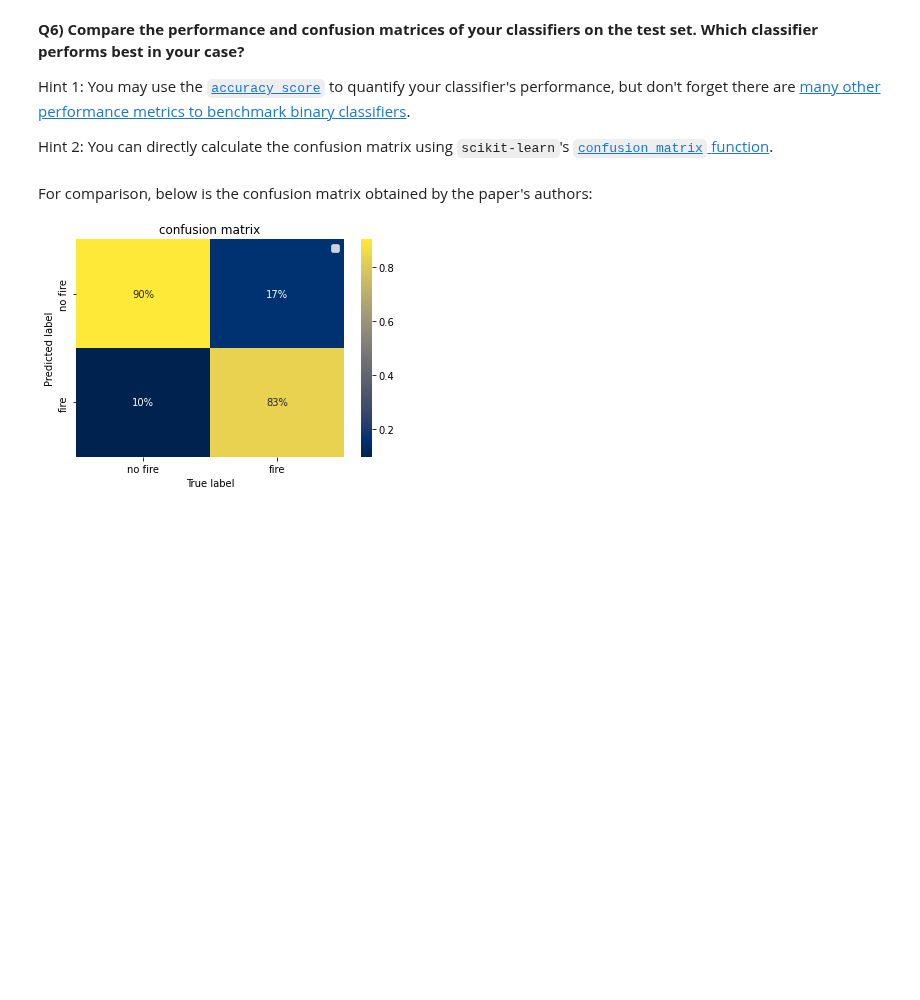
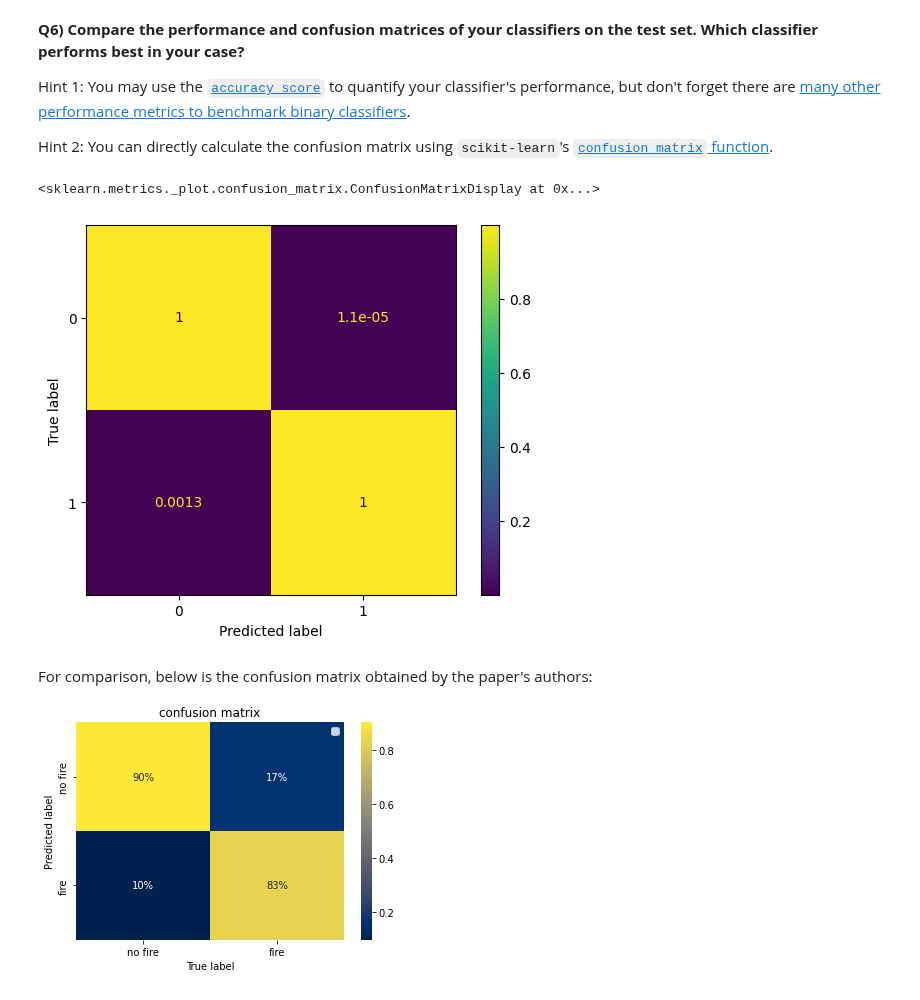
Before and after one commit to Sbindola/2026_MLEES_book, a Jupyter notebook: LABS/part-II/3.5-wildfire-susceptibility-mapping-exercises.ipynb, the cells around one changed output. Cells and saved outputs as stored; diff of their text form; code cells hidden in the pictures; blank space fills up the shorter version.

```diff
--- a/LABS/part-II/3.5-wildfire-susceptibility-mapping-exercises.ipynb
+++ b/LABS/part-II/3.5-wildfire-susceptibility-mapping-exercises.ipynb
@@ -330,7 +359,8 @@ ____,______ = _________________(____________,test_size=______,random_state=42)
 #####################################################################################################################
 # 5. Create training and test sets with indx_train and indx_test
 #####################################################################################################################
-____,____,___,___ = ____________[___________],_______[________],______[________],_______[__________]
+X_train, X_test = inputs_gdf[indx_train], inputs_gdf[indx_test]
+y_train, y_test = outputs[indx_train], outputs[indx_test]
 # %%
 # Check the shape of your training(/validation)/test sets
 # and make sure you kept at least 20% of your dataset for testing
@@ -346,11 +379,11 @@ Hint: You may train a [`RandomForestClassifier`](https://scikit-learn.org/stable
 #####################################################################################################################
 # 1. Import RandomForestClassifier
 #####################################################################################################################
-from sklearn.__________ import RandomForestClassifier
+from sklearn.ensemble import RandomForestClassifier
 #####################################################################################################################
 # 2. Convert X_train and X_test into pandas DataFrame
 #####################################################################################################################
-X_train = ____________(_______)
-X_test = _____________(_______)
+X_train = pd.DataFrame(X_train)
+X_test = pd.DataFrame(X_test)
 # %%
 X_train
@@ -358,5 +405,5 @@ X_train
 #####################################################################################################################
 # 3. Initiate RF classifier and fit it on training set
 #####################################################################################################################
-rfc = _____________
-rfc.___(_____,_____)
+rfc = RandomForestClassifier()
+rfc.fit(X_test,y_test)
@@ -379,7 +424,7 @@ from sklearn.____ import _____________, ___________________
 #####################################################################################################################
 # 2. Use rfc to make prediction on test set
 #####################################################################################################################
-rfc_preds = rfc.________(_____)
+rfc_preds = rfc.predict(X_test)
 # %%
 #####################################################################################################################
 # 3. Use accuracy_score to infer trained classifier performance
@@ -388,10 +433,13 @@ rfc_acc = ____________(_____, ________)
 # %%
 #####################################################################################################################
 # 4. Plot the confusion matrix
 #####################################################################################################################
-cm = confusion_matrix(______, _______, normalize=____) # Get a confusion matrix 'cm', use 'pred' for the normalize option
-disp = _________________(_____________ = cm) # Use ConfusionMatrixDisplay to visualize 'cm'
+cm = confusion_matrix(y_test, rfc_preds, normalize='true') # Get a confusion matrix 'cm', use 'pred' for the normalize option
+disp = ConfusionMatrixDisplay(confusion_matrix = cm) # Use ConfusionMatrixDisplay to visualize 'cm'
 disp.plot()
+# %% [output]
+<sklearn.metrics._plot.confusion_matrix.ConfusionMatrixDisplay at 0x...>
+[figure, added]
 # %% [markdown]
 For comparison, below is the confusion matrix obtained by the paper's authors:
 
```
Also changed, not shown: parts of 15 cells of this notebook.
